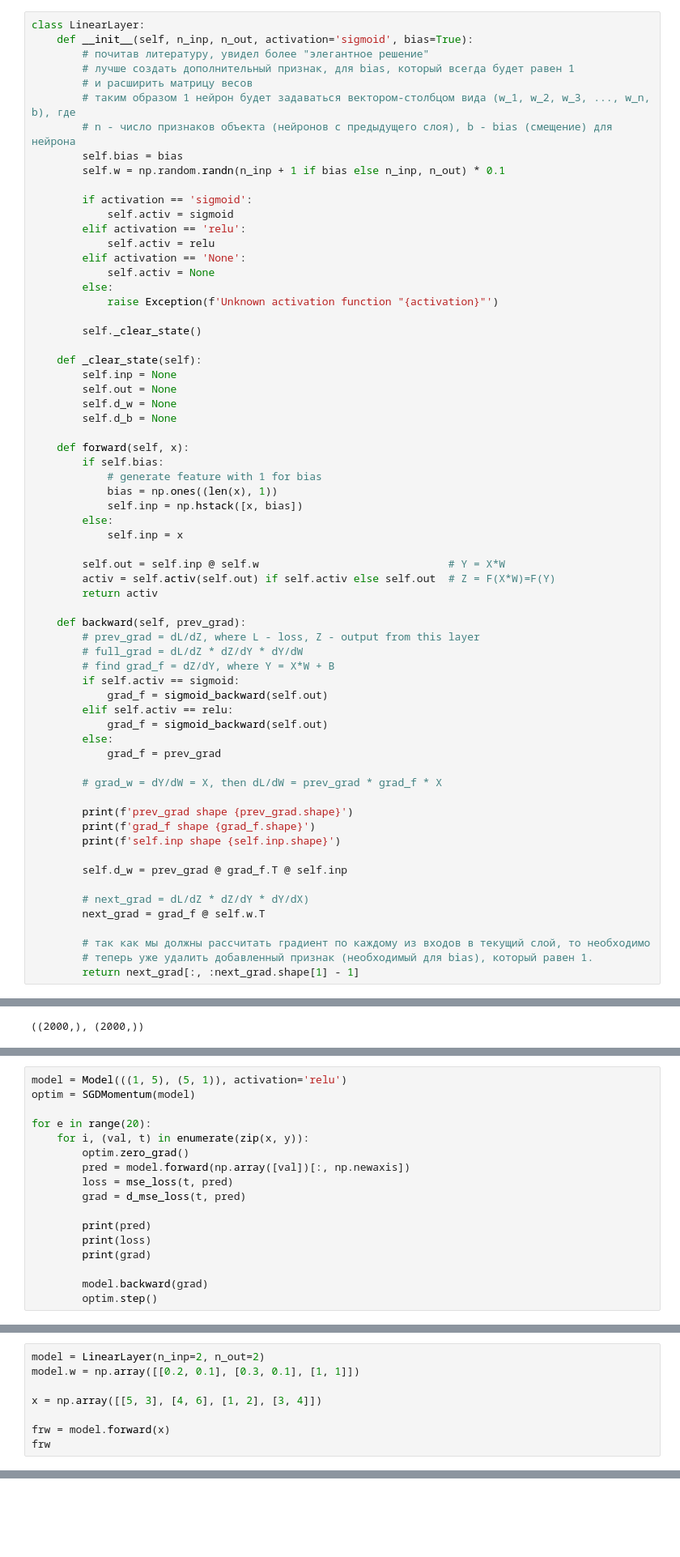
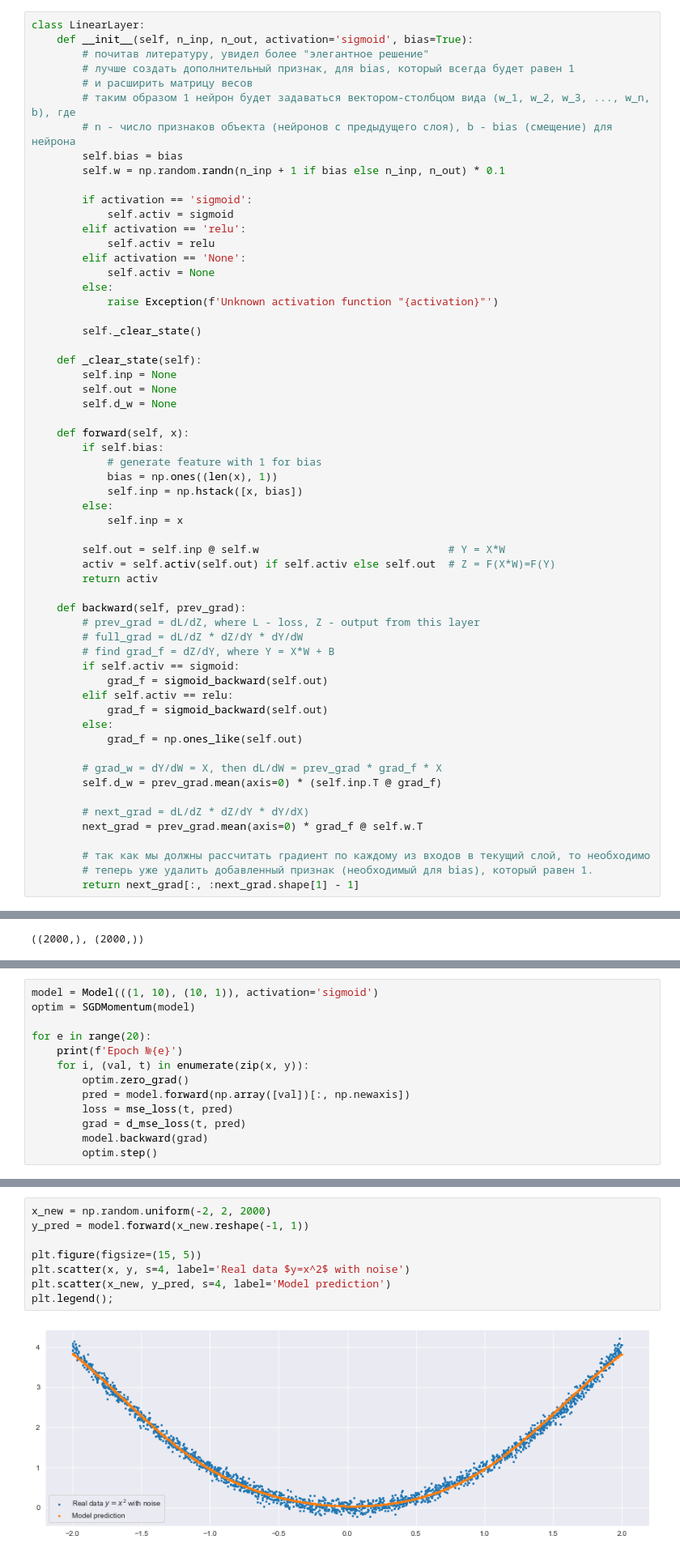
Before and after one commit to MaksDerkach/SberUniver-DS, a Jupyter notebook: DL_lessons/Hometasks/NN_task1.ipynb, the cells around one changed output, grey strips where cells are left out. Shown at 81% size. Saved outputs shown, nothing was run; the diff lists cells and outputs as text; blank space fills up the shorter version.

```diff
--- a/DL_lessons/Hometasks/NN_task1.ipynb
+++ b/DL_lessons/Hometasks/NN_task1.ipynb
@@ -135,7 +136,6 @@ class LinearLayer:
         self.inp = None
         self.out = None
         self.d_w = None
-        self.d_b = None
 
     def forward(self, x):
         if self.bias:
@@ -158,18 +158,13 @@ class LinearLayer:
         elif self.activ == relu:
             grad_f = sigmoid_backward(self.out)
         else:
-            grad_f = prev_grad
+            grad_f = np.ones_like(self.out)
 
         # grad_w = dY/dW = X, then dL/dW = prev_grad * grad_f * X
-
-        print(f'prev_grad shape {prev_grad.shape}')
-        print(f'grad_f shape {grad_f.shape}')
-        print(f'self.inp shape {self.inp.shape}')
-
-        self.d_w = prev_grad @ grad_f.T @ self.inp
+        self.d_w = prev_grad.mean(axis=0) * (self.inp.T @ grad_f)
 
         # next_grad = dL/dZ * dZ/dY * dY/dX)
-        next_grad = grad_f @ self.w.T
+        next_grad = prev_grad.mean(axis=0) * grad_f @ self.w.T
 
         # так как мы должны рассчитать градиент по каждому из входов в текущий слой, то необходимо
         # теперь уже удалить добавленный признак (необходимый для bias), который равен 1.
@@ -291,18 +227,14 @@ model.layers[1].w, model.layers[1].d_w
 # %%
-model = Model(((1, 5), (5, 1)), activation='relu')
+model = Model(((1, 10), (10, 1)), activation='sigmoid')
 optim = SGDMomentum(model)
 
 for e in range(20):
+    print(f'Epoch №{e}')
     for i, (val, t) in enumerate(zip(x, y)):
         optim.zero_grad()
         pred = model.forward(np.array([val])[:, np.newaxis])
         loss = mse_loss(t, pred)
         grad = d_mse_loss(t, pred)
-
-        print(pred)
-        print(loss)
-        print(grad)
-
         model.backward(grad)
         optim.step()
 # %% [output]
@@ -315,8 +260,0 @@ ValueError: operands could not be broadcast together with shapes (2,5) (1,2)
-# %%
-model = LinearLayer(n_inp=2, n_out=2)
-model.w = np.array([[0.2, 0.1], [0.3, 0.1], [1, 1]])
-
-x = np.array([[5, 3], [4, 6], [1, 2], [3, 4]])
-
-frw = model.forward(x)
-frw
@@ -331,0 +261,10 @@ np.array([x[0]])[:, np.newaxis].shape
+# %%
+x_new = np.random.uniform(-2, 2, 2000)
+y_pred = model.forward(x_new.reshape(-1, 1))
+
+plt.figure(figsize=(15, 5))
+plt.scatter(x, y, s=4, label='Real data $y=x^2$ with noise')
+plt.scatter(x_new, y_pred, s=4, label='Model prediction')
+plt.legend();
+# %% [output]
+[figure, added]
```
Also changed, not shown: parts of 11 cells of this notebook.
